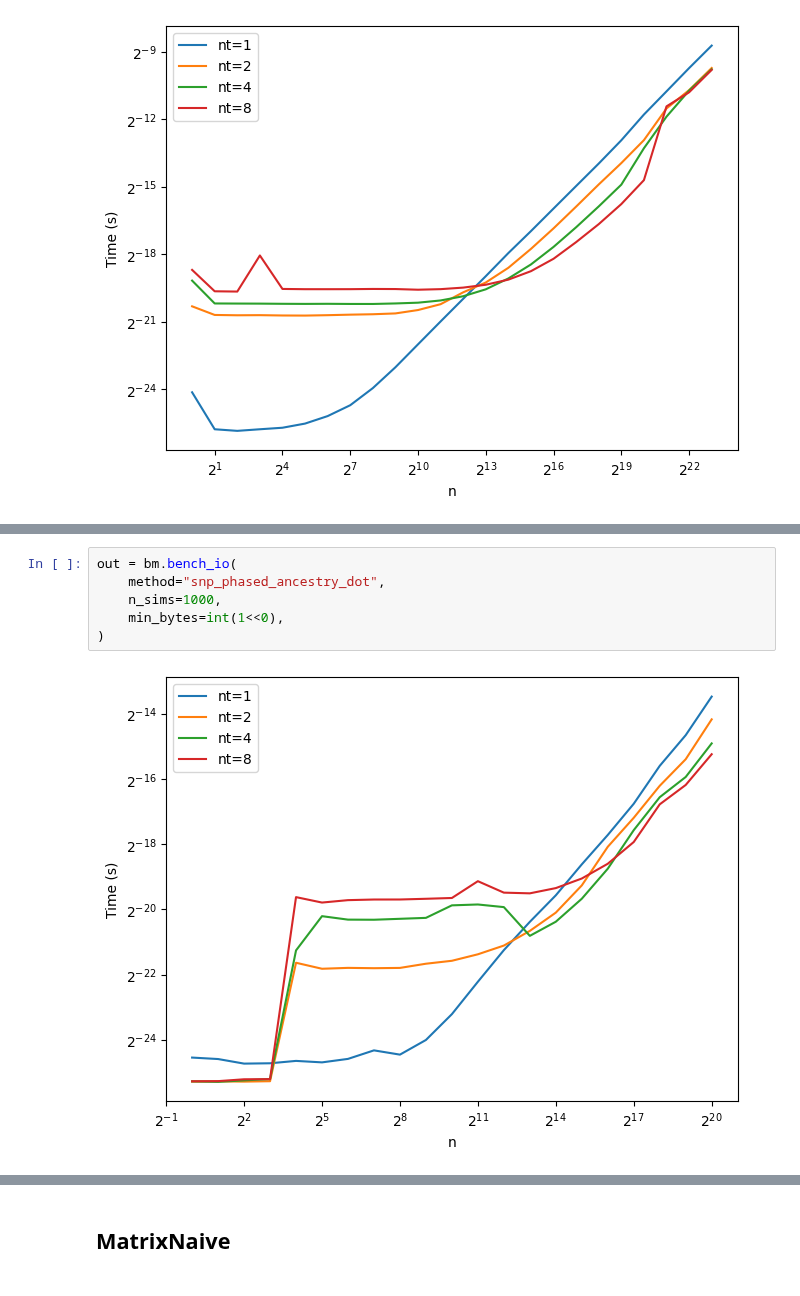
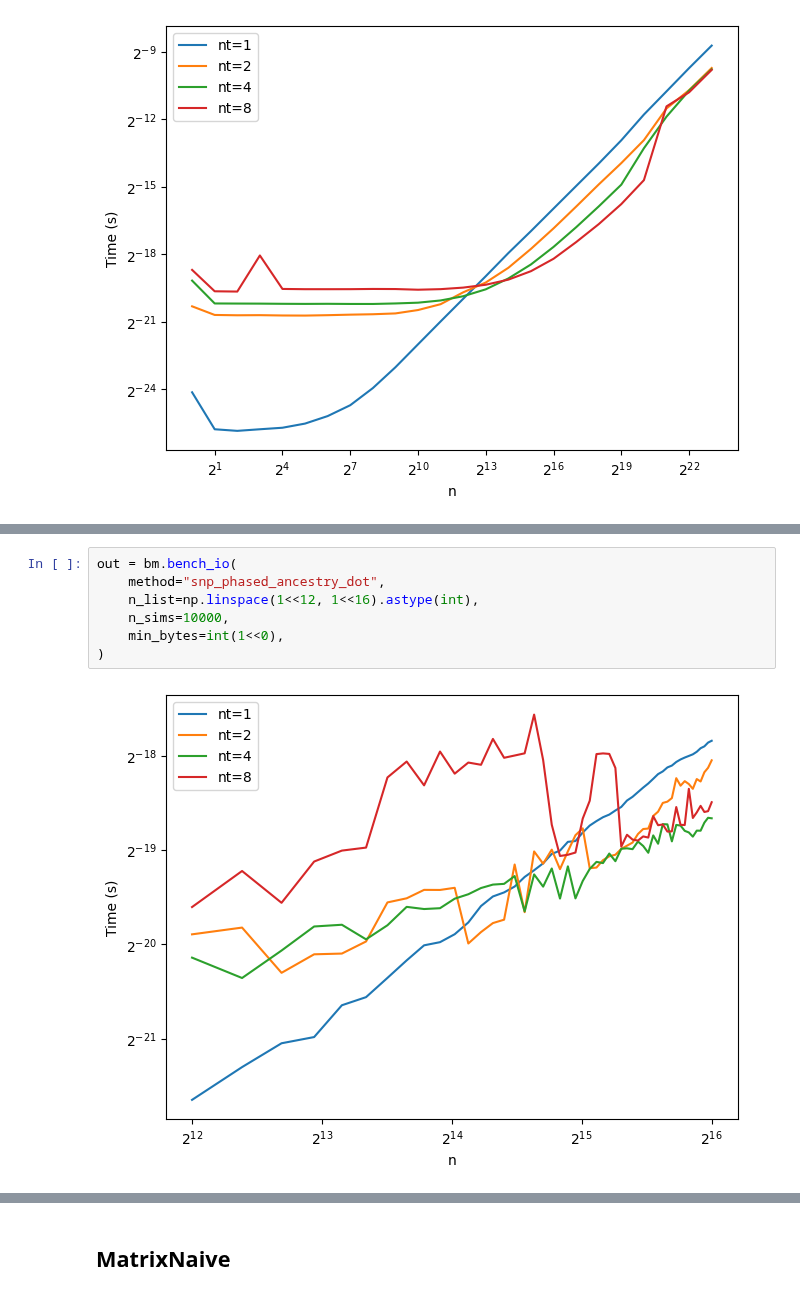
Before and after one commit to JamesYang007/adelie, a Jupyter notebook: benchmark/bench_matrix.ipynb, the cells around one changed output, grey strips where cells are left out. Saved outputs shown, nothing was run; the diff lists cells and outputs as text.

```diff
--- a/benchmark/bench_matrix.ipynb
+++ b/benchmark/bench_matrix.ipynb
@@ -124,11 +136,12 @@ out = bm.bench_io(
 # %%
 out = bm.bench_io(
     method="snp_phased_ancestry_dot",
-    n_sims=1000,
+    n_list=np.linspace(1<<12, 1<<16).astype(int),
+    n_sims=10000,
     min_bytes=int(1<<0),
 )
 # %% [output]
-[figure, old version]
+[figure, new version]
 # %%
 out = bm.bench_io(
     method="snp_phased_ancestry_axi",
```
Also changed, not shown: parts of 15 cells of this notebook, 1 other file.
